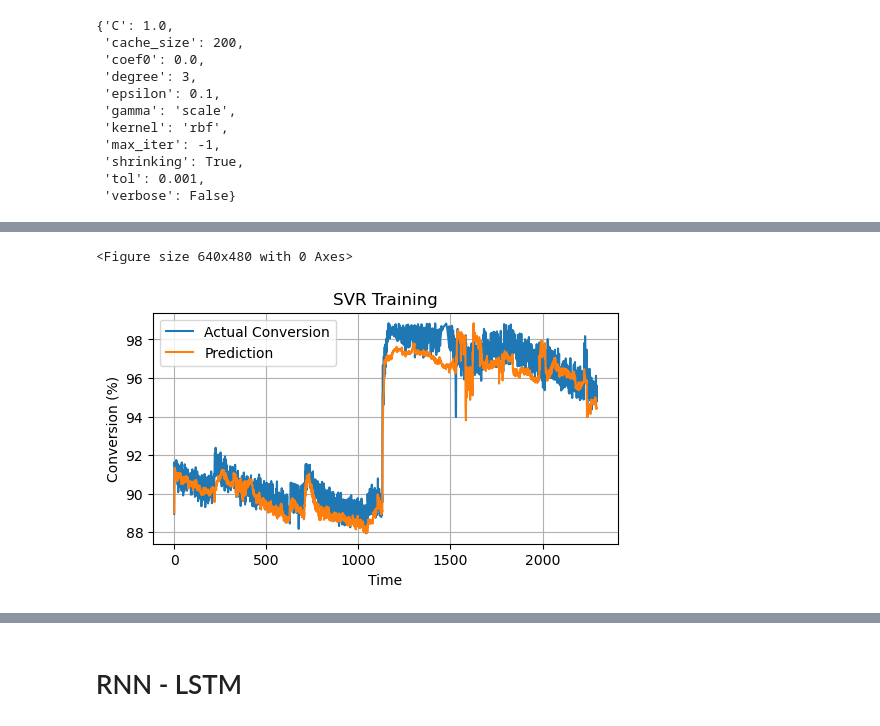
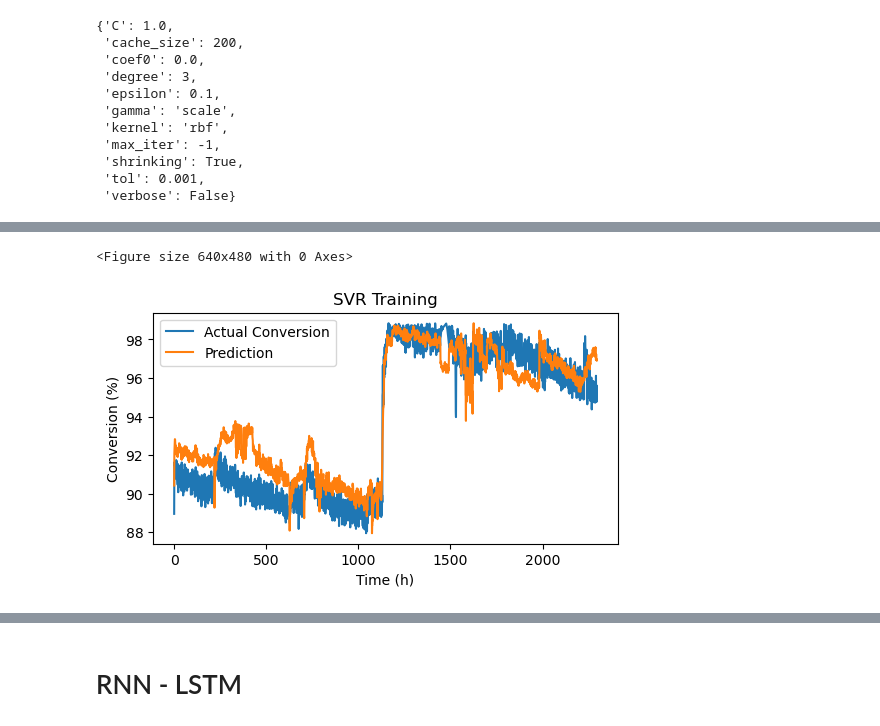
Before and after one commit to WisnuHanif/reactor_data, a Jupyter notebook: thesis_project.ipynb, the cells around one changed output, grey strips where cells are left out. Cells and saved outputs as stored; diff of their text form; code cells hidden in the pictures.

```diff
--- a/thesis_project.ipynb
+++ b/thesis_project.ipynb
@@ -871,9 +886,0 @@ with plt.style.context('default'):
-# %%
-#Training Curves
-from sklearn.model_selection import GridSearchCV
-tree_grid = {'n_estimators': [int(x) for x in np.linspace(start = 10, stop = 200, num = 39)]}
-
-# Create the grid search model and fit to the training data
-tree_grid_search = GridSearchCV(best_random, param_grid=tree_grid, verbose = 3, n_jobs=-1, cv = ts_split,
-                                return_train_score=True, scoring = 'neg_mean_absolute_error')
-tree_grid_search.fit(X_train, y_train)
@@ -1035,11 +1028,17 @@ with plt.style.context('default'):
 # %%
-#Set parameter for grid search : 1st round
-kernel = ['linear', 'poly', 'rbf']
-degree = [2, 3, 4, 5]
+#Set parameter for grid search :
+kernel = ['poly', 'rbf']
+gamma = ['scale', 'auto']
+degree = [1, 2, 3, 4]
+C = [0.01, 0.1, 1, 10]
+epsilon = [0.01, 0.1, 1]
 
 # Create the random grid
-param_grid = {'kernel': kernel,
-               'degree': degree}
+param_grid = {'C': C,
+              'kernel': kernel,
+              'degree': degree,
+              'gamma': gamma,
+               'epsilon': epsilon}
 
 print(param_grid)
 # %% [output]
@@ -1046,0 +1046,7 @@ print(param_grid)
+# %%
+from sklearn.model_selection import RandomizedSearchCV
+
+svr_random = RandomizedSearchCV(estimator=SVR(), param_distributions=param_grid,
+                              n_iter = 100, verbose = 3, n_jobs=-1, cv = ts_split,
+                                scoring = 'r2')
+svr_random.fit(X_train, y_train)
@@ -1122,6 +1098,6 @@ SGF.to_excel('svr_grid_result.xlsx')
 # %%
 #Predict hyper parameter tuned SVR
-best_svr_pred = svr_grid_final.predict(X_val)
+best_svr_pred = svr_random.predict(X_val)
 # %%
 #Evaluating hyper parameter tuned SVR performance
 
@@ -1136,16 +1112,15 @@ Bayesian Information Criterion: -1203.246
 # %%
 #Plot actual vs prediction
 with plt.style.context('default'):
     plt.figure()
     plt.subplots(figsize=(6,3))
     plt.plot(return_conversion_scale(y_val), label = "Actual Conversion")
     plt.plot(return_conversion_scale(best_svr_pred), label = "Prediction")
-    plt.grid()
     plt.title('SVR Training')
-    plt.xlabel('Time')
+    plt.xlabel('Time (h)')
     plt.ylabel('Conversion (%)')
     plt.legend(loc='best')
     plt.show()
 # %% [output]
 <Figure size 640x480 with 0 Axes>
-[figure, old version]
+[figure, new version]
```
Also changed, not shown: parts of 95 cells of this notebook.
